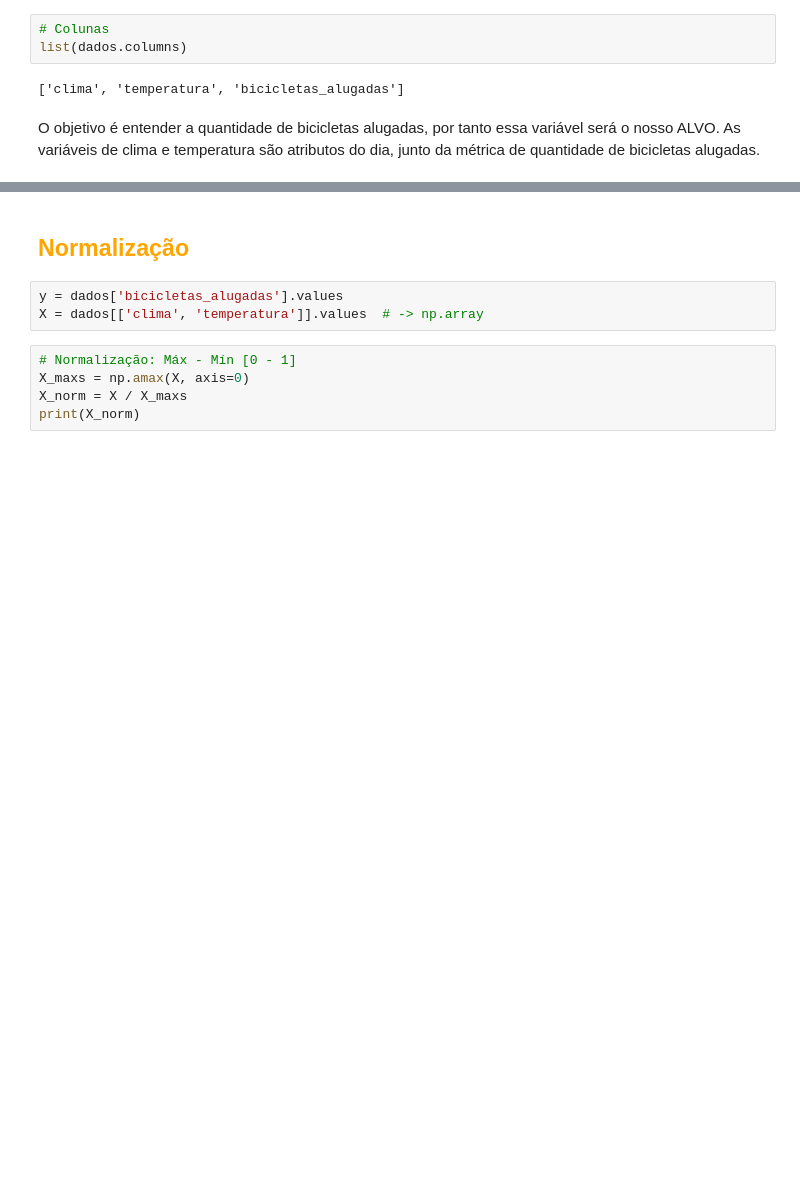
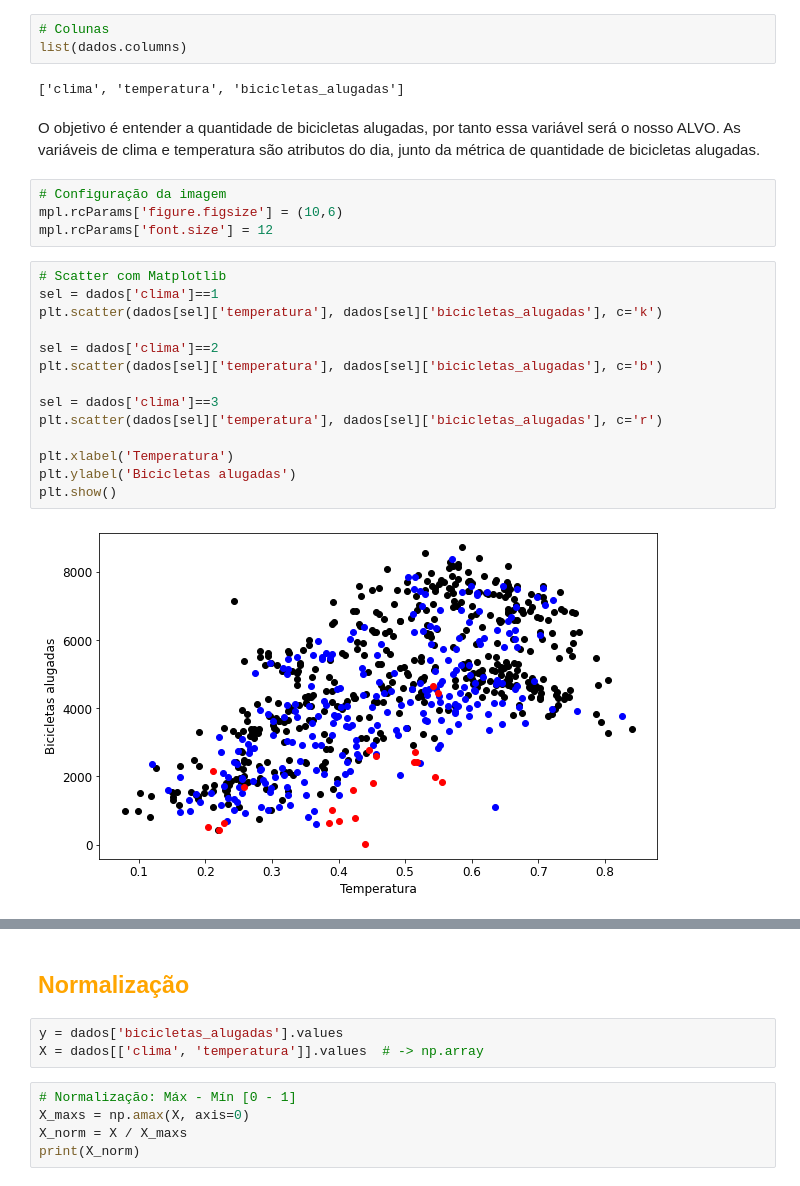
Before and after one commit to mbaliu-treino/Desenvolve, a Jupyter notebook: LEARN_C_DS_DeepLearning_Rede_Neural_com_Numpy.ipynb, the cells around one changed output, grey strips where cells are left out. Drawn from its saved outputs; the diff is of its cells as text; blank space fills up the shorter version.

```diff
--- a/LEARN_C_DS_DeepLearning_Rede_Neural_com_Numpy.ipynb
+++ b/LEARN_C_DS_DeepLearning_Rede_Neural_com_Numpy.ipynb
@@ -99,4 +100,24 @@ list(dados.columns)
 ['clima', 'temperatura', 'bicicletas_alugadas']
 # %% [markdown]
 O objetivo é entender a quantidade de bicicletas alugadas, por tanto essa variável será o nosso ALVO. As variáveis de clima e temperatura são atributos do dia, junto da métrica de quantidade de bicicletas alugadas.
+# %%
+# Configuração da imagem
+mpl.rcParams['figure.figsize'] = (10,6)
+mpl.rcParams['font.size'] = 12
+# %%
+# Scatter com Matplotlib
+sel = dados['clima']==1
+plt.scatter(dados[sel]['temperatura'], dados[sel]['bicicletas_alugadas'], c='k')
+
+sel = dados['clima']==2
+plt.scatter(dados[sel]['temperatura'], dados[sel]['bicicletas_alugadas'], c='b')
+
+sel = dados['clima']==3
+plt.scatter(dados[sel]['temperatura'], dados[sel]['bicicletas_alugadas'], c='r')
+
+plt.xlabel('Temperatura')
+plt.ylabel('Bicicletas alugadas')
+plt.show()
+# %% [output]
+[figure, added]
 # %%
```
Also changed, not shown: parts of 25 cells of this notebook.
